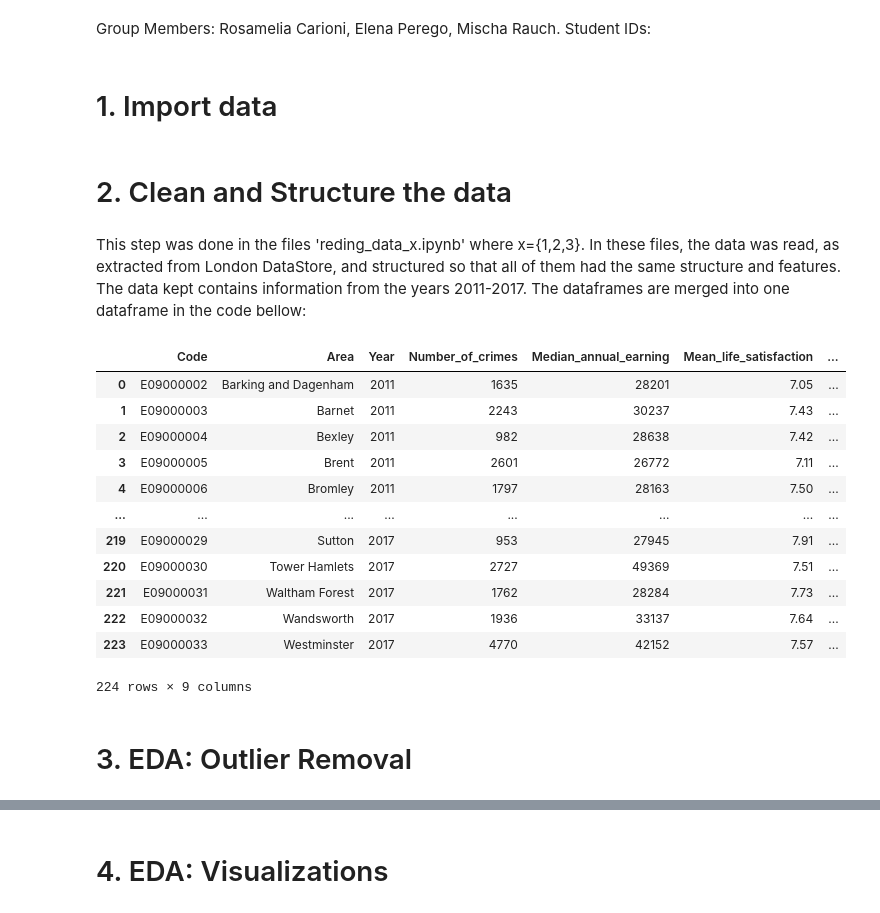
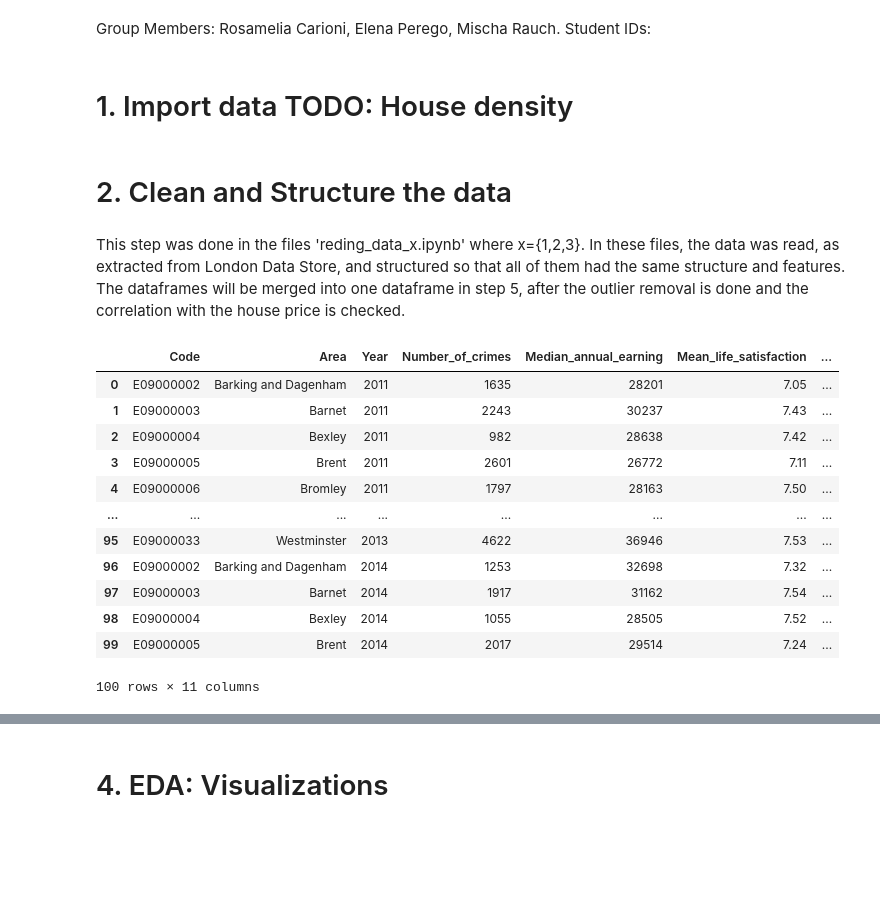
Before and after one commit to MischaRauch/london_house_price_prediction, a Jupyter notebook: Assignment.ipynb, the cells around one changed output, grey strips where cells are left out. Saved outputs shown, nothing was run; the diff lists cells and outputs as text; code cells hidden in the pictures; blank space fills up the shorter version.

```diff
--- a/Assignment.ipynb
+++ b/Assignment.ipynb
@@ -4,7 +4,7 @@ Student IDs:
 # %%
 import pandas as pd
 # %% [markdown]
-# 1. Import data
+# 1. Import data TODO: House density
 # %%
 crime_density = pd.read_csv('clean_data/crime.csv')
 median_gross_earning = pd.read_csv('clean_data/median_gross_annual_earning.csv')
@@ -19,30 +18,30 @@ median_house_price = pd.read_csv('clean_data/median_house_price.csv')
 # %% [markdown]
 # 2. Clean and Structure the data
 # %% [markdown]
-This step was done in the files 'reding_data_x.ipynb' where x={1,2,3}. In these files, the data was read, as extracted from London DataStore, and structured so that all of them had the same structure and features. The data kept contains information from the years 2011-2017. The dataframes are merged into one dataframe in the code bellow:
+This step was done in the files 'reding_data_x.ipynb' where x={1,2,3}. In these files, the data was read, as extracted from London Data Store, and structured so that all of them had the same structure and features. The dataframes will be merged into one dataframe in step 5, after the outlier removal is done and the correlation with the house price is checked.
 # %%
+#df = crime_density.groupby(['Code', 'Year'])['Value'].sum().reset_index().pivot(index='Code', columns='Year', values='Value')
+
 merge1 = pd.merge(crime_density,median_gross_earning, on = ['Area','Code','Year'])
 merge2 = pd.merge(merge1, personal_well_being, on = ['Area','Code','Year'])
 merge3 = pd.merge(merge2, population, on = ['Area','Code','Year'])
 merge4 = pd.merge(merge3, waste, on = ['Area','Code','Year'])
 merge5 = pd.merge(merge4, median_house_price, on = ['Area','Code','Year'])
 merge6 = pd.merge(merge5, gas_energy_consumption, on = ['Area','Code','Year'])
 data = pd.merge(merge6, electricity_energy_consumption, on = ['Area','Code','Year'])
 
-merge5
+data.head(100)
 # %% [output]
 |  | Code | Area | Year | Number_of_crimes | Median_annual_earning | Mean_life_satisfaction | ... |
 | 0 | E09000002 | Barking and Dagenham | 2011 | 1635 | 28201 | 7.05 | ... |
 | 1 | E09000003 | Barnet | 2011 | 2243 | 30237 | 7.43 | ... |
 | 2 | E09000004 | Bexley | 2011 | 982 | 28638 | 7.42 | ... |
 | 3 | E09000005 | Brent | 2011 | 2601 | 26772 | 7.11 | ... |
 | 4 | E09000006 | Bromley | 2011 | 1797 | 28163 | 7.50 | ... |
 | ... | ... | ... | ... | ... | ... | ... | ... |
-| 219 | E09000029 | Sutton | 2017 | 953 | 27945 | 7.91 | ... |
-| 220 | E09000030 | Tower Hamlets | 2017 | 2727 | 49369 | 7.51 | ... |
-| 221 | E09000031 | Waltham Forest | 2017 | 1762 | 28284 | 7.73 | ... |
-| 222 | E09000032 | Wandsworth | 2017 | 1936 | 33137 | 7.64 | ... |
-| 223 | E09000033 | Westminster | 2017 | 4770 | 42152 | 7.57 | ... |
+| 95 | E09000033 | Westminster | 2013 | 4622 | 36946 | 7.53 | ... |
+| 96 | E09000002 | Barking and Dagenham | 2014 | 1253 | 32698 | 7.32 | ... |
+| 97 | E09000003 | Barnet | 2014 | 1917 | 31162 | 7.54 | ... |
+| 98 | E09000004 | Bexley | 2014 | 1055 | 28505 | 7.52 | ... |
+| 99 | E09000005 | Brent | 2014 | 2017 | 29514 | 7.24 | ... |
-224 rows × 9 columns
+100 rows × 11 columns
-# %% [markdown]
-# 3. EDA: Outlier Removal
```
Also changed, not shown: parts of 6 cells of this notebook, 3 other files.
